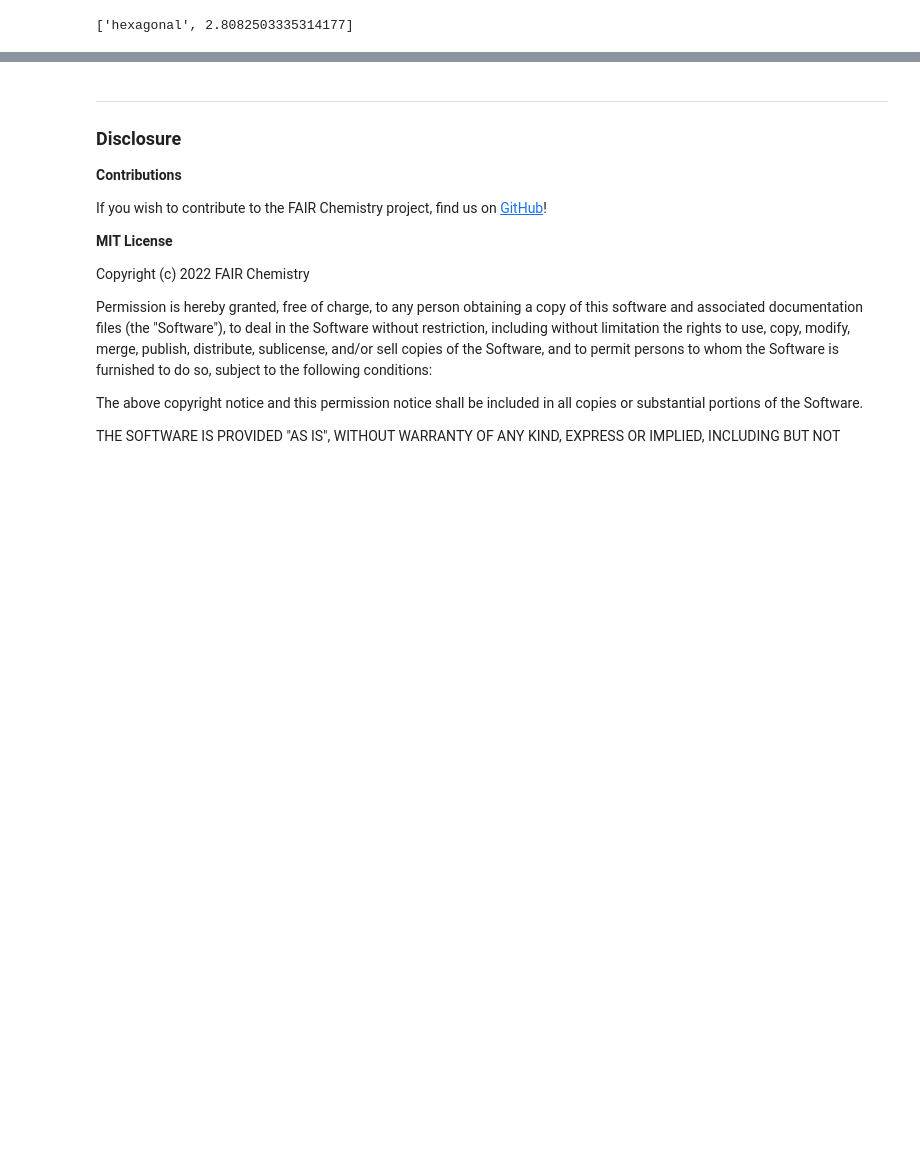
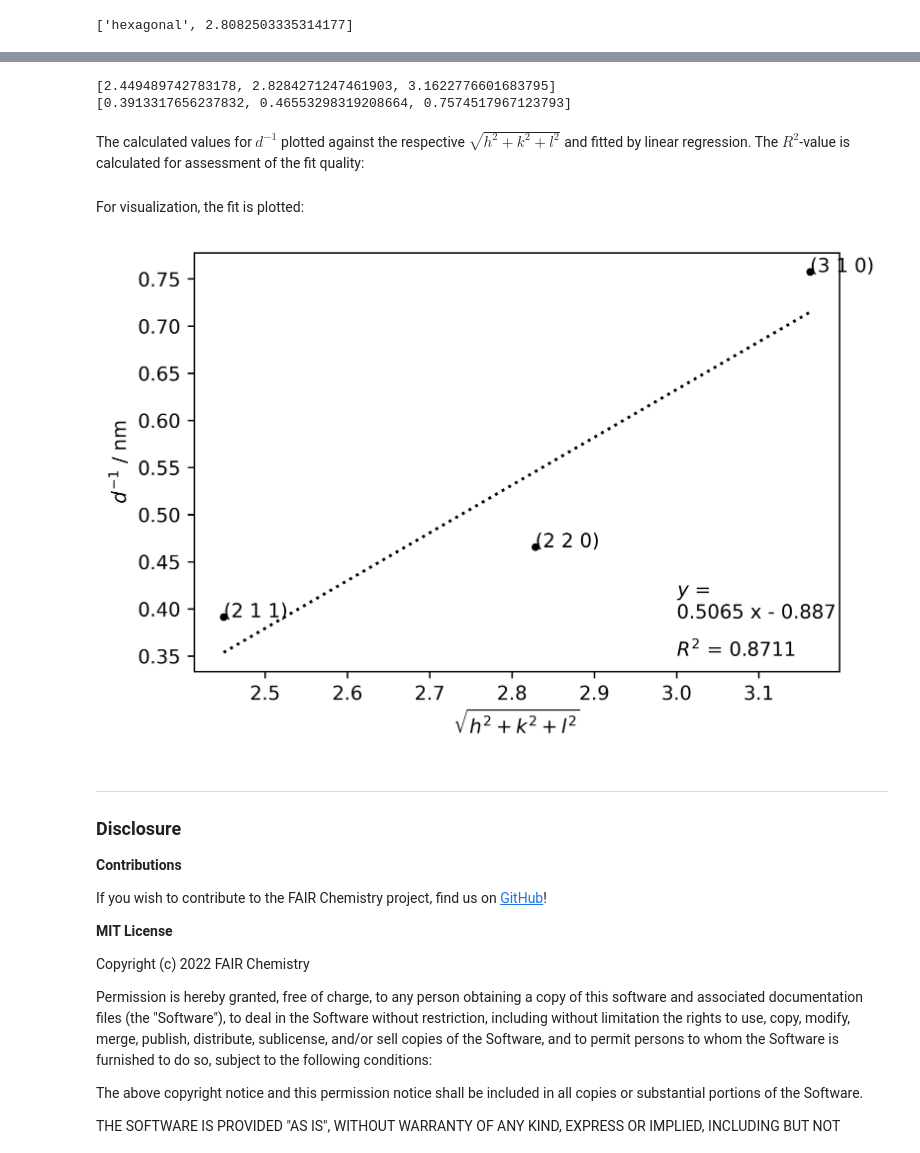
Before and after one commit to JR-1991/SAS-tools, a Jupyter notebook: notebooks/M3-2_Analysis.ipynb, the cells around one changed output, grey strips where cells are left out. Cells and saved outputs as stored; diff of their text form; code cells hidden in the pictures; blank space fills up the shorter version.

```diff
--- a/notebooks/M3-2_Analysis.ipynb
+++ b/notebooks/M3-2_Analysis.ipynb
@@ -172,7 +182,8 @@ slope, intercept = np.polyfit(
     y=q_cholpal_literature,
     deg=1
 )
-q_corrected = [calculate_linear_regression(slope, value, intercept) for value in dict_of_df[available_txt_files[3].name]["value"].tolist()]
+q_corrected = [calculate_linear_regression(slope, value, intercept) for value in
+               dict_of_df[available_txt_files[3].name]["value"].tolist()]
 print(q_corrected)
 # %% [output]
 [2.5809534458860877, 4.47927497694825]
@@ -225,3 +240,52 @@ print(phase_information)
+# %%
+h = [2, 2, 3]
+k = [1, 2, 1]
+l = [1, 0, 0]
+# %%
+data = pd.read_table(path_to_datasets / "raw/OTAC_measurement_data/Lorentzian_fitting_data/OTAC_094wtp_T050_lorentz.txt",
+                     delimiter="\t",
+                     usecols=(1,2),
+                     names=("key", "value"),
+                     header=1,
+                     engine="python"
+                    )
+
+peak_centers = data[data["key"] == "xc"]
+scattering_vector = peak_centers["value"].values.tolist()
+
+x = [sqrt_miller(h[index], k[index], l[index]) for index, item in enumerate(h)]
+y = [d_reciprocal(_) for _ in scattering_vector]
+print(x)
+print(y)
+# %% [output]
+[2.449489742783178, 2.8284271247461903, 3.1622776601683795]
+[0.3913317656237832, 0.46553298319208664, 0.7574517967123793]
+# %% [markdown]
+The calculated values for $d^{-1}$ plotted against the respective $\sqrt{h^2+k^2+l^2}$ and fitted by linear regression. The $R^2$-value is calculated for assessment of the fit quality:
+# %%
+coef = np.polyfit(x, y, 1)
+fit = np.poly1d(coef)
+r2 = r2_score(y, fit(x))
+# %% [markdown]
+For visualization, the fit is plotted:
+# %%
+fig = plt.figure(dpi=600)
+ax = fig.add_subplot()
+ax.set(xlabel="$\sqrt{h^2+k^2+l^2}$",
+       ylabel="$d^{-1}$ / nm"
+       )
+ax.plot(x, y, marker=".", linestyle="None", color="black")
+ax.plot(x, fit(x), marker="None", linestyle=":", color="black")
+
+for i, label in enumerate(h):
+    ax.annotate(("("+str(h[i])+" "+str(k[i])+" "+str(l[i])+")"), (x[i], y[i]))
+
+ax.text(3.0, 0.39, f"$y$ = {str(fit)}")
+ax.text(3.0, 0.35, f"$R^2$ = {str(round(r2, 4))}")
+
+plt.show()
+# %% [output]
+[figure, added]
 # %% [markdown]
 ---
 
```
Also changed, not shown: parts of 5 cells of this notebook.
